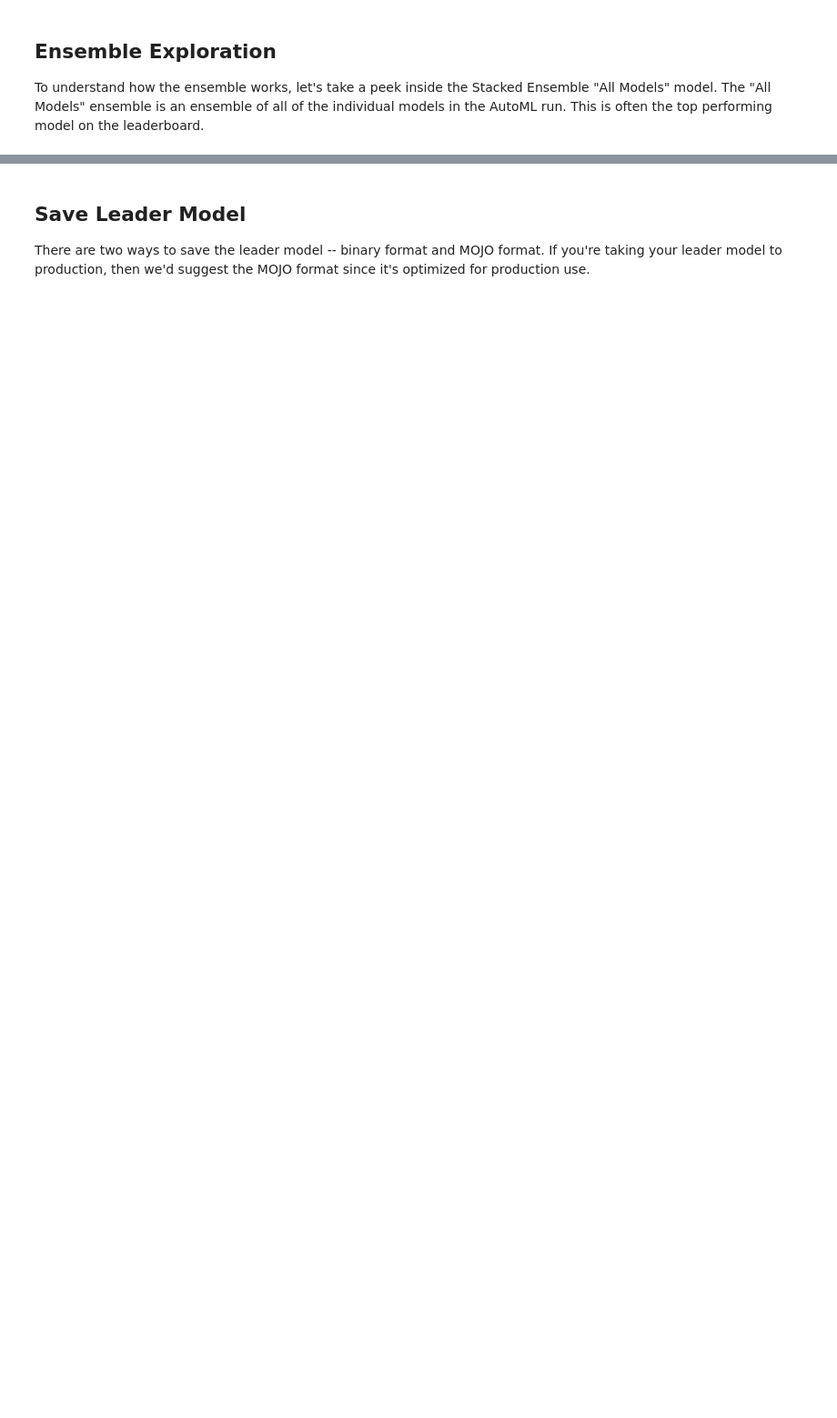
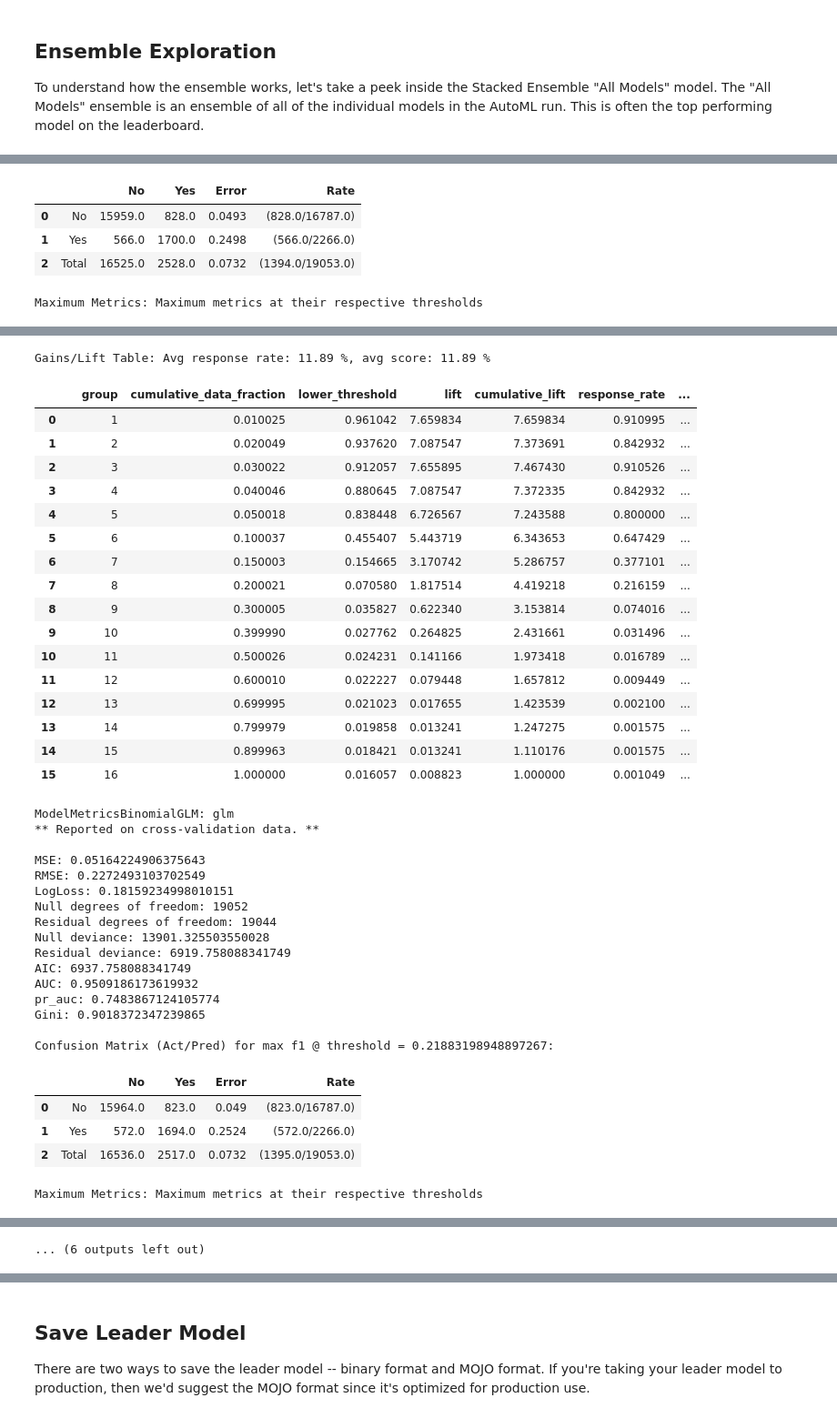
Before and after one commit to dotmesh-io/demos, a Jupyter notebook: h2o/automl_binary_classification_product_backorders.ipynb, the cells around one changed output, grey strips where cells are left out. Shown at 91% size. Cells and saved outputs as stored; diff of their text form; code cells hidden in the pictures; blank space fills up the shorter version.

```diff
--- a/h2o/automl_binary_classification_product_backorders.ipynb
+++ b/h2o/automl_binary_classification_product_backorders.ipynb
@@ -104,0 +238,3 @@ metalearner.std_coef_plot()
+# %%
+metalearner
+# %% [output]
@@ -104,0 +266,5 @@ metalearner.std_coef_plot()
+|  |  | No | Yes | Error | Rate |
+| 0 | No | 15959.0 | 828.0 | 0.0493 | (828.0/16787.0) |
+| 1 | Yes | 566.0 | 1700.0 | 0.2498 | (566.0/2266.0) |
+| 2 | Total | 16525.0 | 2528.0 | 0.0732 | (1394.0/19053.0) |
+Maximum Metrics: Maximum metrics at their respective thresholds
@@ -104,0 +288,39 @@ metalearner.std_coef_plot()
+Gains/Lift Table: Avg response rate: 11.89 %, avg score: 11.89 %
+|  |  | group | cumulative_data_fraction | lower_threshold | lift | cumulative_lift | response_rate | ... |
+| 0 |  | 1 | 0.010025 | 0.961042 | 7.659834 | 7.659834 | 0.910995 | ... |
+| 1 |  | 2 | 0.020049 | 0.937620 | 7.087547 | 7.373691 | 0.842932 | ... |
+| 2 |  | 3 | 0.030022 | 0.912057 | 7.655895 | 7.467430 | 0.910526 | ... |
+| 3 |  | 4 | 0.040046 | 0.880645 | 7.087547 | 7.372335 | 0.842932 | ... |
+| 4 |  | 5 | 0.050018 | 0.838448 | 6.726567 | 7.243588 | 0.800000 | ... |
+| 5 |  | 6 | 0.100037 | 0.455407 | 5.443719 | 6.343653 | 0.647429 | ... |
+| 6 |  | 7 | 0.150003 | 0.154665 | 3.170742 | 5.286757 | 0.377101 | ... |
+| 7 |  | 8 | 0.200021 | 0.070580 | 1.817514 | 4.419218 | 0.216159 | ... |
+| 8 |  | 9 | 0.300005 | 0.035827 | 0.622340 | 3.153814 | 0.074016 | ... |
+| 9 |  | 10 | 0.399990 | 0.027762 | 0.264825 | 2.431661 | 0.031496 | ... |
+| 10 |  | 11 | 0.500026 | 0.024231 | 0.141166 | 1.973418 | 0.016789 | ... |
+| 11 |  | 12 | 0.600010 | 0.022227 | 0.079448 | 1.657812 | 0.009449 | ... |
+| 12 |  | 13 | 0.699995 | 0.021023 | 0.017655 | 1.423539 | 0.002100 | ... |
+| 13 |  | 14 | 0.799979 | 0.019858 | 0.013241 | 1.247275 | 0.001575 | ... |
+| 14 |  | 15 | 0.899963 | 0.018421 | 0.013241 | 1.110176 | 0.001575 | ... |
+| 15 |  | 16 | 1.000000 | 0.016057 | 0.008823 | 1.000000 | 0.001049 | ... |
+ModelMetricsBinomialGLM: glm
+** Reported on cross-validation data. **
+
+MSE: 0.05164224906375643
+RMSE: 0.2272493103702549
+LogLoss: 0.18159234998010151
+Null degrees of freedom: 19052
+Residual degrees of freedom: 19044
+Null deviance: 13901.325503550028
+Residual deviance: 6919.758088341749
+AIC: 6937.758088341749
+AUC: 0.9509186173619932
+pr_auc: 0.7483867124105774
+Gini: 0.9018372347239865
+
+Confusion Matrix (Act/Pred) for max f1 @ threshold = 0.21883198948897267:
+|  |  | No | Yes | Error | Rate |
+| 0 | No | 15964.0 | 823.0 | 0.049 | (823.0/16787.0) |
+| 1 | Yes | 572.0 | 1694.0 | 0.2524 | (572.0/2266.0) |
+| 2 | Total | 16536.0 | 2517.0 | 0.0732 | (1395.0/19053.0) |
+Maximum Metrics: Maximum metrics at their respective thresholds
@@ -104,0 +344 @@ metalearner.std_coef_plot()
+... (6 outputs left out)
```
Also changed, not shown: parts of 31 cells of this notebook.
